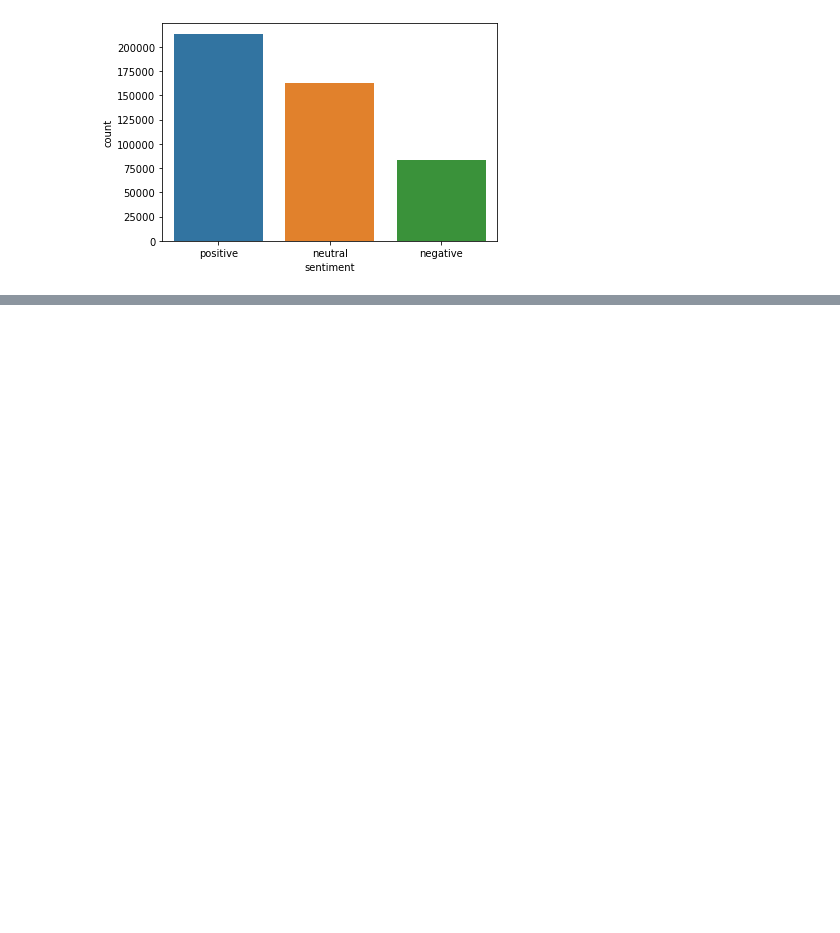
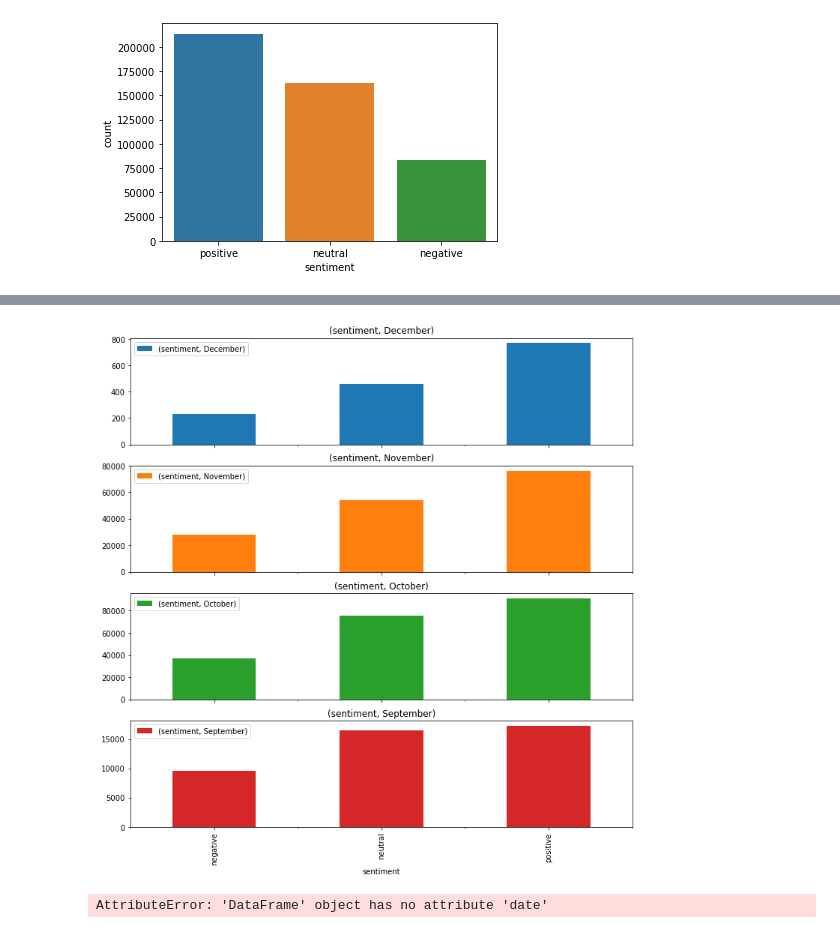
Before and after one commit to brenfrrs/twitter_sentiment_analysis, a Jupyter notebook: EDA_notebook.ipynb, the cells around one changed output, grey strips where cells are left out. Drawn from its saved outputs; the diff is of its cells as text; code cells hidden in the pictures; blank space fills up the shorter version.

Commit message:
added sentiment graphs

```diff
--- a/EDA_notebook.ipynb
+++ b/EDA_notebook.ipynb
@@ -91,0 +83,15 @@ main_df.groupby(['sentiment'])
+# %%
+app_frames = [app_sil_df,
+m1_macbook_df,
+new_macbook_df,
+iphone_12_df]
+
+goo_frames = [google_pixel_5_df,
+new_pixel_df,
+pixel_5_df]
+
+apple_df = pd.concat(app_frames, ignore_index = True)
+google_df = pd.concat(goo_frames, ignore_index = True)
+# %%
+apple_df['date'] = pd.to_datetime(apple_df['date'])
+google_df['date'] = pd.to_datetime(google_df['date'])
@@ -91,0 +101,4 @@ main_df.groupby(['sentiment'])
+# %%
+monthly_sentiment = apple_df.groupby(apple_df['date'].dt.strftime('%B'))['sentiment'].value_counts() #sum().sort_values()
+# %%
+monthly_sentiment = pd.DataFrame(monthly_sentiment)
@@ -91,0 +122,4 @@ main_df.groupby(['sentiment'])
+# %%
+monthly_sentiment.unstack(level=0).plot(kind='bar', subplots=True, figsize=(12,12));
+# %% [output]
+[figure, added]
@@ -91,0 +128,5 @@ main_df.groupby(['sentiment'])
+# %%
+multi.groupby(multi.date.dt.strftime('%B'))['sentiment'].value_counts()
+monthly_sentiment = pd.DataFrame(monthly_sentiment)
+# %% [output]
+AttributeError: 'DataFrame' object has no attribute 'date'
```
Also changed, not shown: parts of 16 cells of this notebook, 1 other file.
